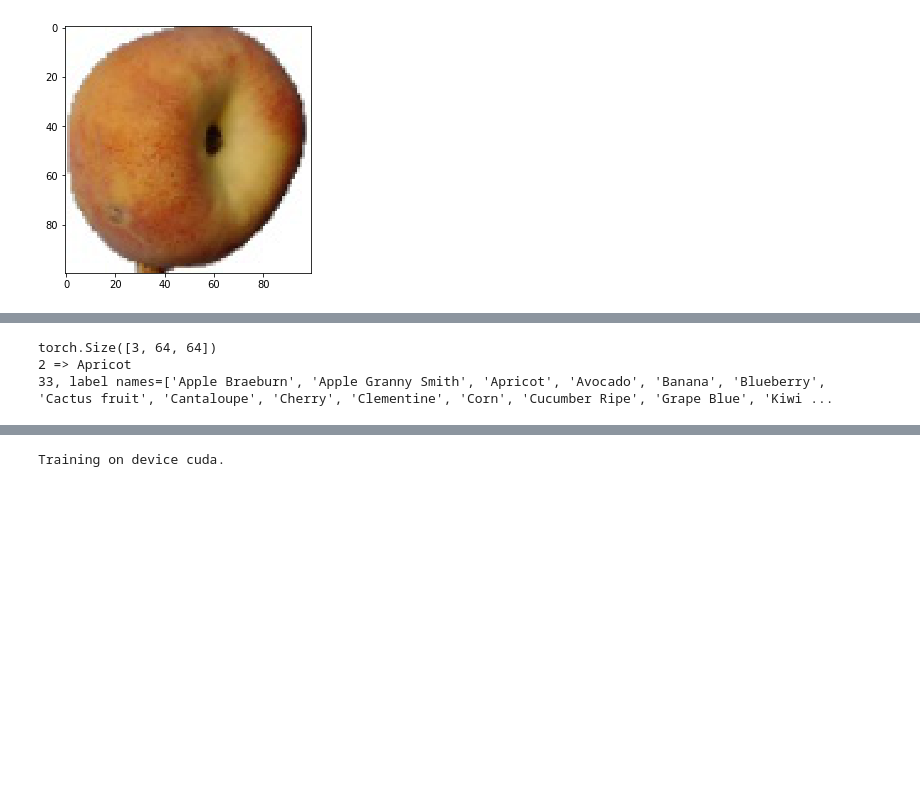
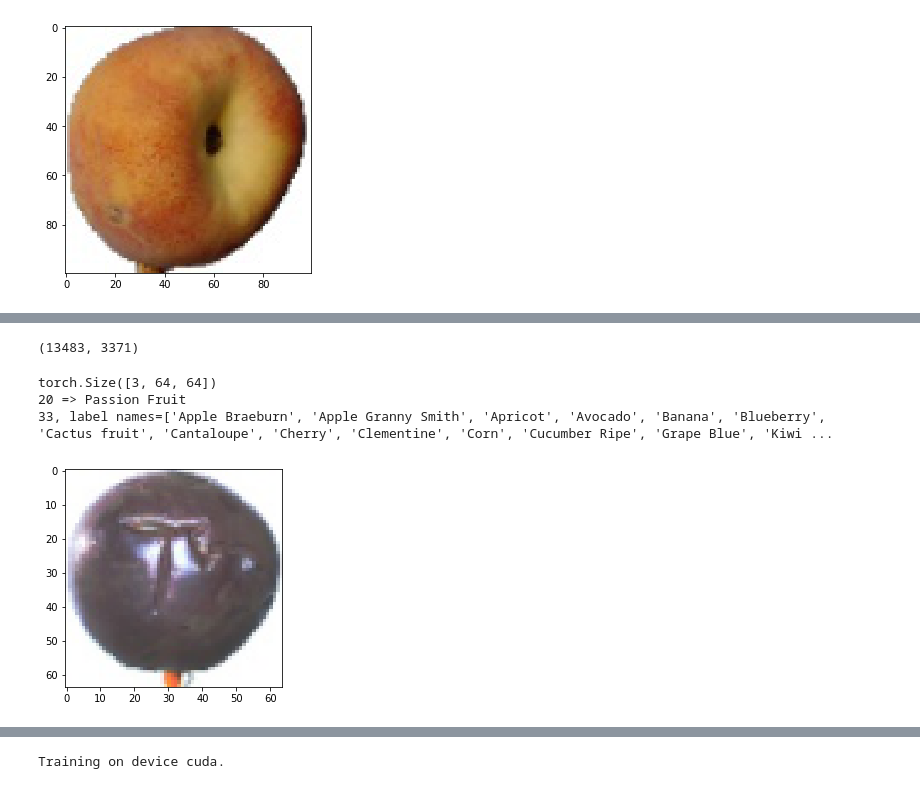
Before and after one commit to AlephEleven/Fruit-Checker, a Jupyter notebook: Fruits.ipynb, the cells around one changed output, grey strips where cells are left out. Cells and saved outputs as stored; diff of their text form; code cells hidden in the pictures; blank space fills up the shorter version.

```diff
--- a/Fruits.ipynb
+++ b/Fruits.ipynb
@@ -136,21 +164,40 @@ class FruitsDataset(Dataset):
 
     return (img, label)
 # %%
-df = FruitsDataset("fruit-dataset/train/train", transforms=
+fruits_dataset = FruitsDataset("fruit-dataset/train/train", transforms=
                                                 transforms.Compose([
                                                                     transforms.ToTensor(),
-                                                                    transforms.Resize((64, 64))
+                                                                    transforms.Resize((64, 64)),
+                                                                    transforms.Normalize((0.5, 0.5, 0.5), (0.5, 0.5, 0.5))
                                                 ]))
+# %%
+split = int(len(fruits_dataset)*.8)
+fruits_train, fruits_test = torch.utils.data.random_split(fruits_dataset, [split, len(fruits_dataset)-split])
+# %%
+len(fruits_train), len(fruits_test)
+# %% [output]
+(13483, 3371)
 # %%
 #image size
-print(df[0][0].shape)
+print(fruits_train[0][0].shape)
 
 #image label
-print(f"{df[0][1]} => {df.label_names[df[0][1]]}")
+print(f"{fruits_train[0][1]} => {fruits_dataset.label_names[fruits_train[0][1]]}")
 
 #total labels & label names
-print(f"{len(df.label_names)}, label names={df.label_names}")
+print(f"{len(fruits_dataset.label_names)}, label names={fruits_dataset.label_names}")
 # %% [output]
 torch.Size([3, 64, 64])
-2 => Apricot
+20 => Passion Fruit
 33, label names=['Apple Braeburn', 'Apple Granny Smith', 'Apricot', 'Avocado', 'Banana', 'Blueberry', 'Cactus fruit', 'Cantaloupe', 'Cherry', 'Clementine', 'Corn', 'Cucumber Ripe', 'Grape Blue', 'Kiwi ...
+# %%
+#@title Display image from training set
+def imshow(img):
+    img = img / 2 + 0.5     # unnormalize
+    npimg = img.numpy()
+    plt.imshow(np.transpose(npimg, (1, 2, 0)))
+    plt.show()
+
+imshow(fruits_train[0][0])
+# %% [output]
+[figure, added]
```
Also changed, not shown: parts of 22 cells of this notebook.
